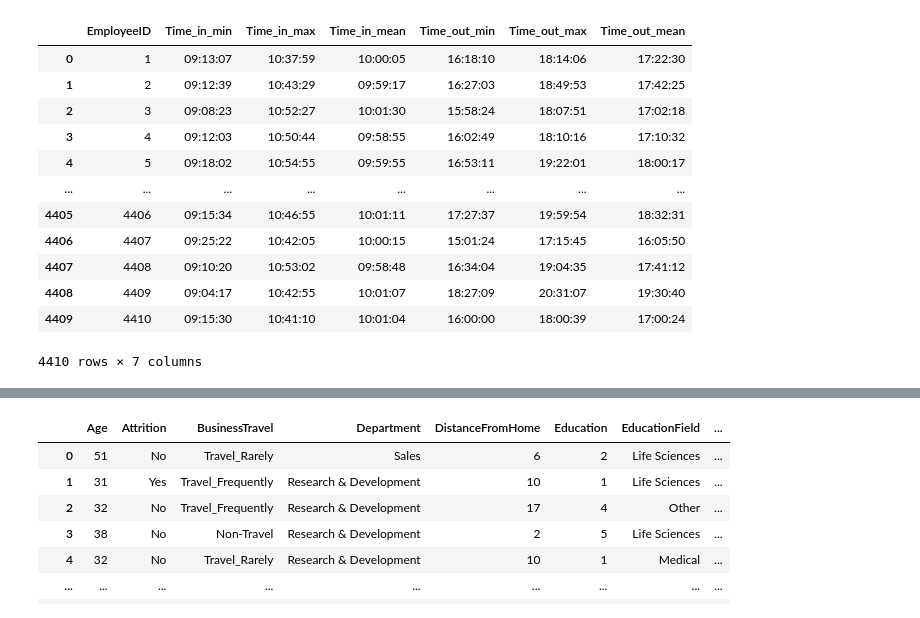
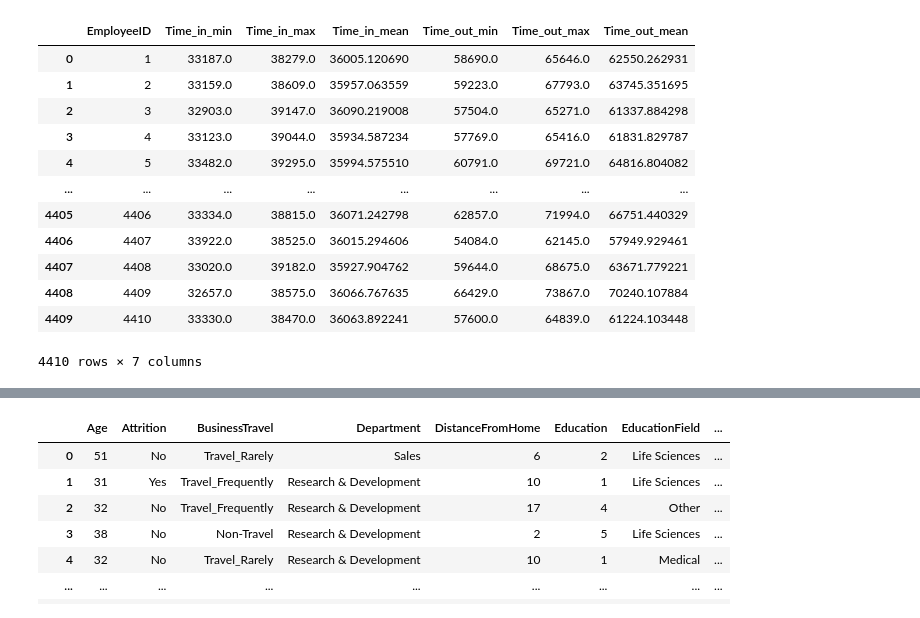
Before and after one commit to Pierrick101/ProjectAI_CESI, a Jupyter notebook: Project_AI/Checkdata.ipynb, the cells around one changed output, grey strips where cells are left out. Saved outputs shown, nothing was run; the diff lists cells and outputs as text; code cells hidden in the pictures.

```diff
--- a/Project_AI/Checkdata.ipynb
+++ b/Project_AI/Checkdata.ipynb
@@ -12,52 +11,43 @@ Tou = pd.read_csv("in_out_time/out_time.csv")
 Tin = Tin.rename(columns={"Unnamed: 0": "EmployeeID"})
 Tou = Tou.rename(columns={"Unnamed: 0": "EmployeeID"})
 
 # ---------- TIN ----------
 tin_dt = Tin.drop(columns=["EmployeeID"]).apply(pd.to_datetime, errors="coerce")
-
 tin_sec = tin_dt.apply(lambda c: c.dt.hour * 3600 + c.dt.minute * 60 + c.dt.second)
 
 tin_agg = pd.DataFrame({
     "EmployeeID": Tin["EmployeeID"],
     "Time_in_min":  tin_sec.min(axis=1),
     "Time_in_max":  tin_sec.max(axis=1),
     "Time_in_mean": tin_sec.mean(axis=1),
 })
 
 # ---------- TOUT ----------
 tout_dt = Tou.drop(columns=["EmployeeID"]).apply(pd.to_datetime, errors="coerce")
-
 tout_sec = tout_dt.apply(lambda c: c.dt.hour * 3600 + c.dt.minute * 60 + c.dt.second)
 
 tout_agg = pd.DataFrame({
     "EmployeeID": Tou["EmployeeID"],
     "Time_out_min":  tout_sec.min(axis=1),
     "Time_out_max":  tout_sec.max(axis=1),
     "Time_out_mean": tout_sec.mean(axis=1),
 })
 
-# ---------- MERGE ----------
+# ---------- FINAL (numeric only) ----------
 Time_features = tin_agg.merge(tout_agg, on="EmployeeID", how="inner")
 
-# ---------- seconds → HH:MM:SS (date permanently lost) ----------
-cols = ["Time_in_min","Time_in_max","Time_in_mean","Time_out_min","Time_out_max","Time_out_mean"]
-
-for c in cols:
-    s = Time_features[c].round().astype("Int64")
-    Time_features[c] = pd.to_timedelta(s, unit="s").astype(str).str[-8:]
-
 Time_features
 # %% [output]
 |  | EmployeeID | Time_in_min | Time_in_max | Time_in_mean | Time_out_min | Time_out_max | Time_out_mean |
-| 0 | 1 | 09:13:07 | 10:37:59 | 10:00:05 | 16:18:10 | 18:14:06 | 17:22:30 |
-| 1 | 2 | 09:12:39 | 10:43:29 | 09:59:17 | 16:27:03 | 18:49:53 | 17:42:25 |
-| 2 | 3 | 09:08:23 | 10:52:27 | 10:01:30 | 15:58:24 | 18:07:51 | 17:02:18 |
-| 3 | 4 | 09:12:03 | 10:50:44 | 09:58:55 | 16:02:49 | 18:10:16 | 17:10:32 |
-| 4 | 5 | 09:18:02 | 10:54:55 | 09:59:55 | 16:53:11 | 19:22:01 | 18:00:17 |
+| 0 | 1 | 33187.0 | 38279.0 | 36005.120690 | 58690.0 | 65646.0 | 62550.262931 |
+| 1 | 2 | 33159.0 | 38609.0 | 35957.063559 | 59223.0 | 67793.0 | 63745.351695 |
+| 2 | 3 | 32903.0 | 39147.0 | 36090.219008 | 57504.0 | 65271.0 | 61337.884298 |
+| 3 | 4 | 33123.0 | 39044.0 | 35934.587234 | 57769.0 | 65416.0 | 61831.829787 |
+| 4 | 5 | 33482.0 | 39295.0 | 35994.575510 | 60791.0 | 69721.0 | 64816.804082 |
 | ... | ... | ... | ... | ... | ... | ... | ... |
-| 4405 | 4406 | 09:15:34 | 10:46:55 | 10:01:11 | 17:27:37 | 19:59:54 | 18:32:31 |
-| 4406 | 4407 | 09:25:22 | 10:42:05 | 10:00:15 | 15:01:24 | 17:15:45 | 16:05:50 |
-| 4407 | 4408 | 09:10:20 | 10:53:02 | 09:58:48 | 16:34:04 | 19:04:35 | 17:41:12 |
-| 4408 | 4409 | 09:04:17 | 10:42:55 | 10:01:07 | 18:27:09 | 20:31:07 | 19:30:40 |
-| 4409 | 4410 | 09:15:30 | 10:41:10 | 10:01:04 | 16:00:00 | 18:00:39 | 17:00:24 |
+| 4405 | 4406 | 33334.0 | 38815.0 | 36071.242798 | 62857.0 | 71994.0 | 66751.440329 |
+| 4406 | 4407 | 33922.0 | 38525.0 | 36015.294606 | 54084.0 | 62145.0 | 57949.929461 |
+| 4407 | 4408 | 33020.0 | 39182.0 | 35927.904762 | 59644.0 | 68675.0 | 63671.779221 |
+| 4408 | 4409 | 32657.0 | 38575.0 | 36066.767635 | 66429.0 | 73867.0 | 70240.107884 |
+| 4409 | 4410 | 33330.0 | 38470.0 | 36063.892241 | 57600.0 | 64839.0 | 61224.103448 |
 4410 rows × 7 columns
```
Also changed, not shown: parts of 12 cells of this notebook.
